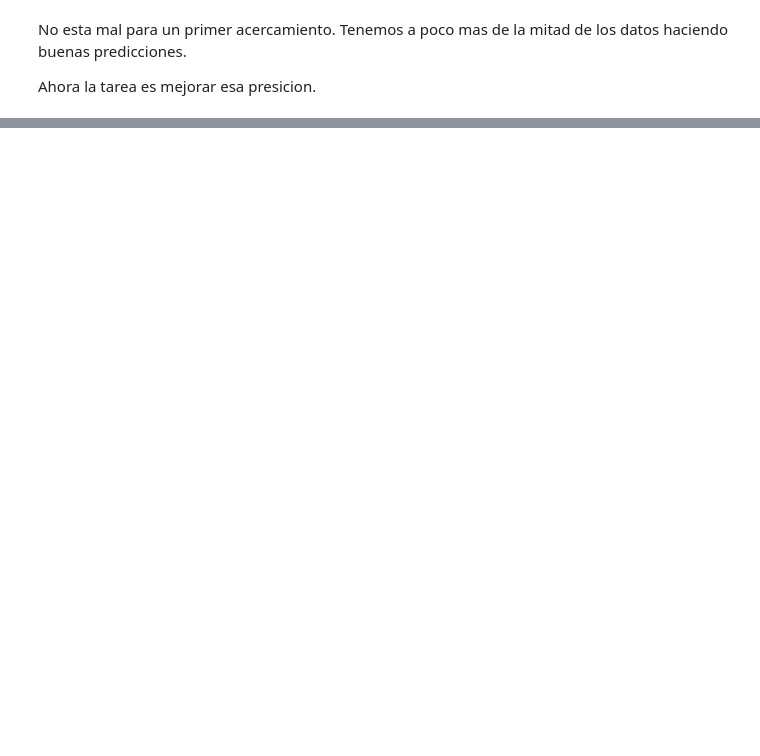
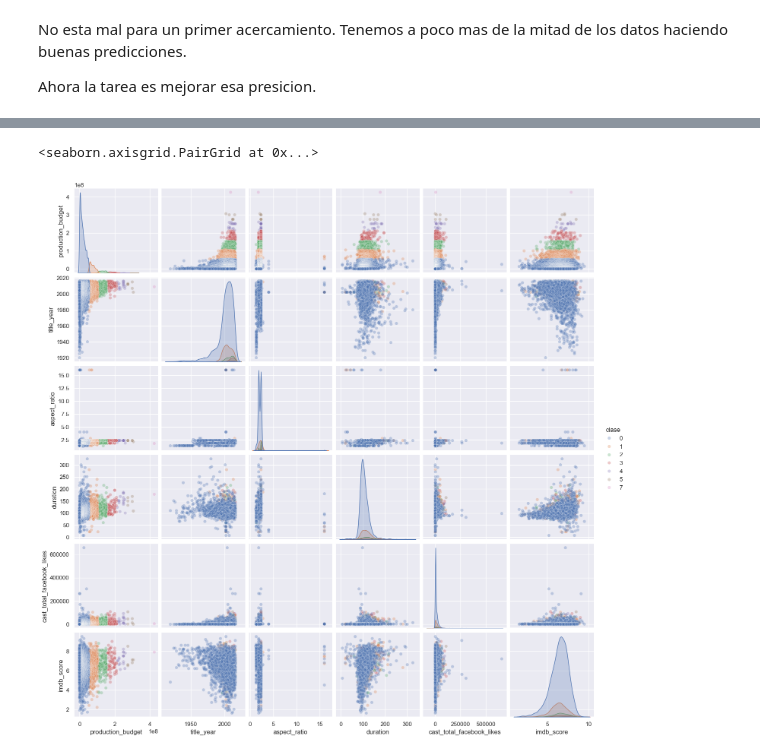
Before and after one commit to dLeandroT/ML_aplicado_recordando, a Jupyter notebook: notebooks/2_Modelado.ipynb, the cells around one changed output, grey strips where cells are left out. Drawn from its saved outputs; the diff is of its cells as text; code cells hidden in the pictures; blank space fills up the shorter version.

```diff
--- a/notebooks/2_Modelado.ipynb
+++ b/notebooks/2_Modelado.ipynb
@@ -122,0 +147,7 @@ Ahora la tarea es mejorar esa presicion.
+# %%
+clases = pd.cut(X['production_budget'], bins=8).cat.codes.rename('clase')
+aux = pd.concat([X, clases], axis=1)
+sns.pairplot(aux, hue='clase', palette='deep', plot_kws=dict(alpha=0.3))
+# %% [output]
+<seaborn.axisgrid.PairGrid at 0x...>
+[figure, added]
```
Also changed, not shown: parts of 16 cells of this notebook.
